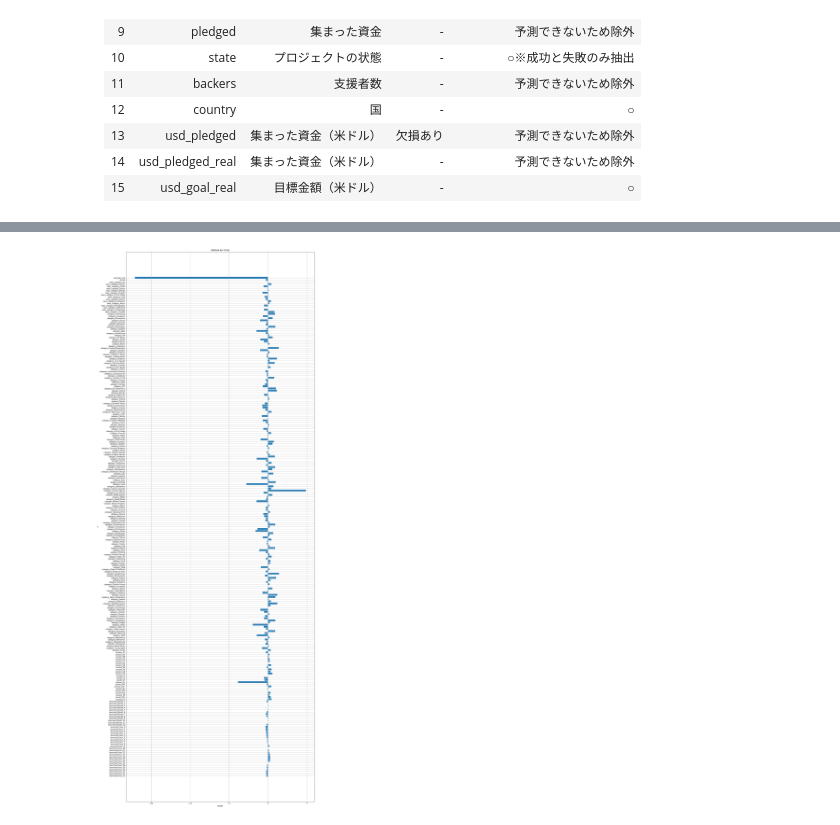
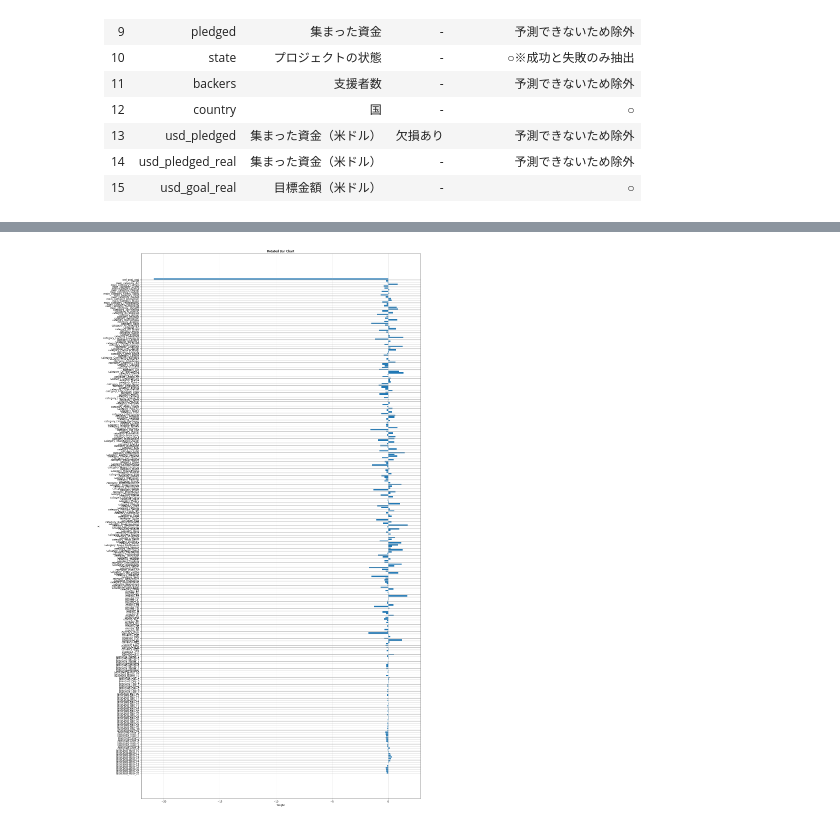
Before and after one commit to arsma12/skillupAI, a Jupyter notebook: Day1_work_長谷川雅代.ipynb, the cells around one changed output, grey strips where cells are left out. Saved outputs shown, nothing was run; the diff lists cells and outputs as text; code cells hidden in the pictures.

```diff
--- a/Day1_work_長谷川雅代.ipynb
+++ b/Day1_work_長谷川雅代.ipynb
@@ -227,0 +182,11 @@ Name: state, dtype: int64
+# %%
+# ------------------------------------------------
+# 2-1-4.開始時期（月、日、時間）の影響度を確認
+# ------------------------------------------------
+df['launched_Month'] = df['launched'].dt.month
+df['launched_Day'] = df['launched'].dt.day    # 正答率が下がった為、除外
+df['launched_Hour'] = df['launched'].dt.hour
+
+showSuccessRateBarplot("launched_Month",5,5) # 開始月別成功率
+showSuccessRateBarplot("launched_Day",7,5)   # 開始日別成功率
+showSuccessRateBarplot("launched_Hour",7,5)  # 開始時間別成功率
@@ -228,9 +220,14 @@ Name: state, dtype: int64
 # %%
 # ------------------------------------------------
-# 2-5.ダミー変換
+# 2-2.ダミー変換
 # ------------------------------------------------
+# 抽出元に使った不要な項目を削除
+df = df.drop(['launched','deadline'], axis=1)
 
-df = pd.get_dummies(df, columns=['main_category','category', 'country','launched_Month','launched_Hour'])
+# one-hot-encoding
+df = pd.get_dummies(df, columns=['main_category','category',
+                                 'country','currency',
+                                 'launched_Month','launched_Day','launched_Hour'])
 
 # ------------------------------------------------
 # 2-6.データ標準化
@@ -241,18 +238,9 @@ df['period'] = scaler.fit_transform(df.loc[:, ['period']])
 
 df.index.name="id"
 
-print("\n▼ 行列数")
-print(df.shape)
-
 print("\n▼ 先頭5行表示")
 print(df.head(5))
 
 #print("\n▼ 基本統計量")
 #print(df.describe())
-
-# 相関係数をヒートマップにして可視化
-#df.corr()
-#plt.figure(figsize=(25, 25))
-#sns.heatmap(df.corr(), square=True, cmap='Blues')
-#plt.show()
 # %% [output]
@@ -322,15 +318,15 @@ launched_Hour_23              ---->   w235 = -0.184
 # %%
 # ------------------------------------------------
-# ◆ グラフ化
+# 3-1.グラフ化
 # ------------------------------------------------
-plt.figure(figsize=(20, 60))
+plt.figure(figsize=(20, 40))
 plt.barh(np.arange(len(n_features))[::-1], fti, align='center')
 plt.yticks(np.arange(len(n_features))[::-1], n_features)
 plt.title('Rotated Bar Chart')
 plt.xlabel('weight')
 plt.ylabel('X')
 plt.grid()
 plt.show()
 # %% [output]
-[figure, old version]
+[figure, new version]
 # %%
```
Also changed, not shown: parts of 10 cells of this notebook.
